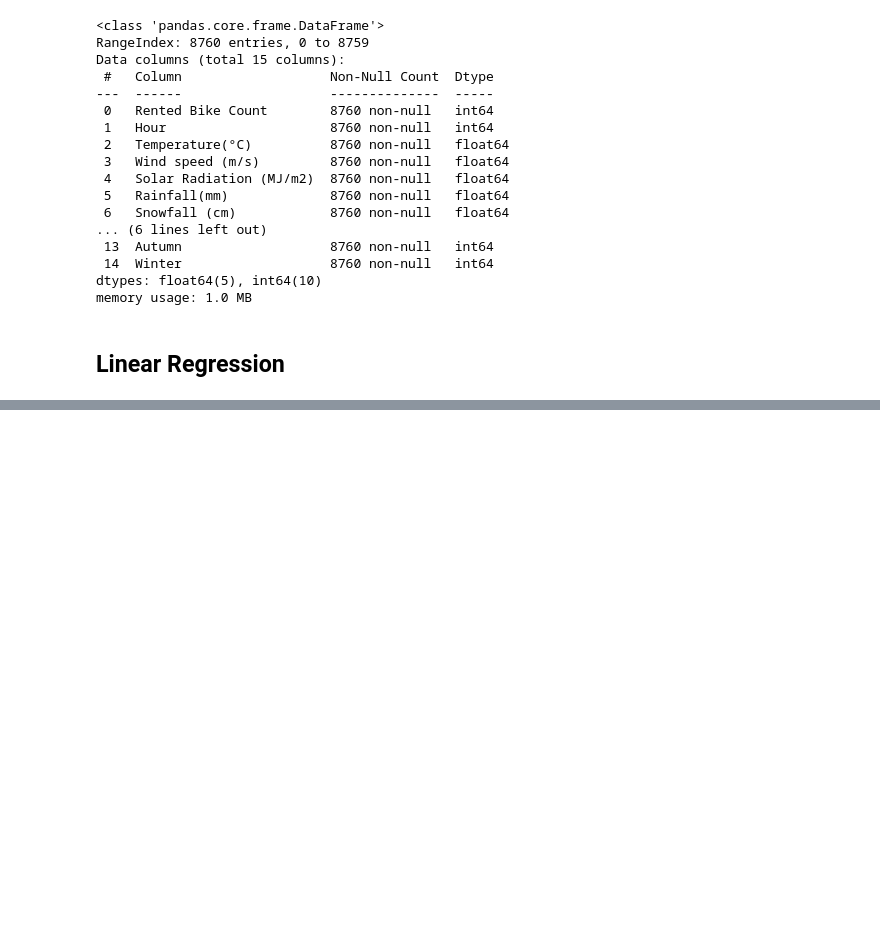
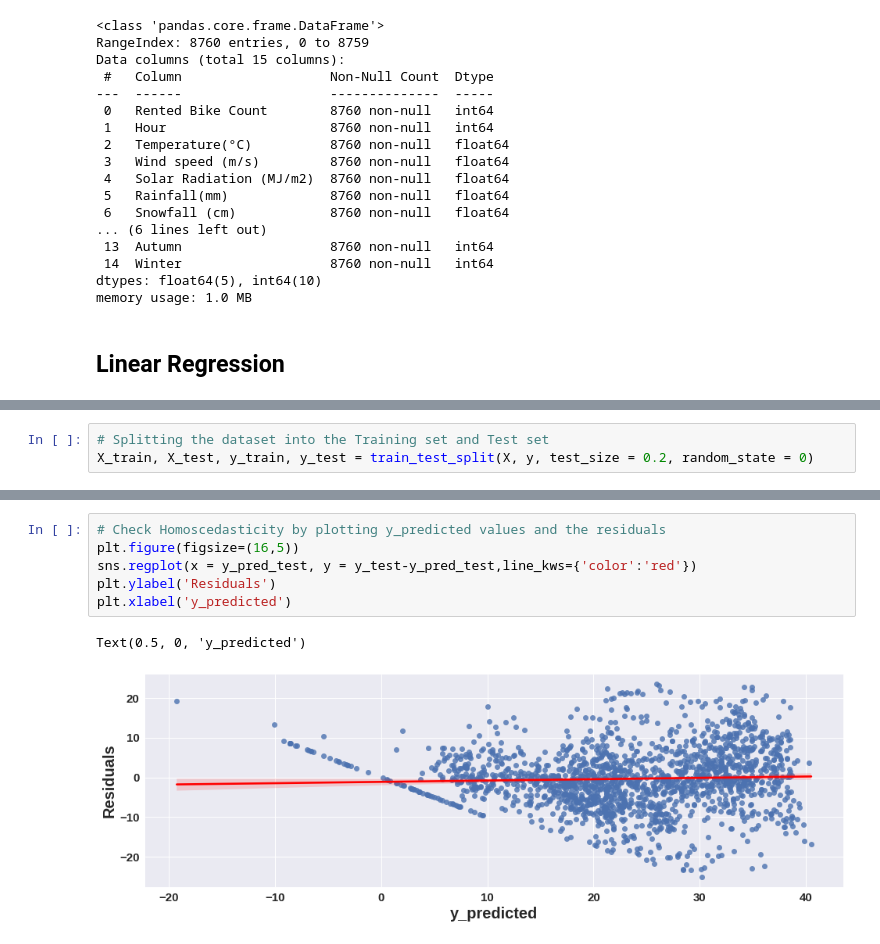
Before and after one commit to Anupam8858/Seoul-Bike-Sharing-Demand-Prediction, a Jupyter notebook: Bike_Sharing_Demand_Prediction_Capstone_Project.ipynb, the cells around one changed output, grey strips where cells are left out. Saved outputs shown, nothing was run; the diff lists cells and outputs as text; blank space fills up the shorter version.

```diff
--- a/Bike_Sharing_Demand_Prediction_Capstone_Project.ipynb
+++ b/Bike_Sharing_Demand_Prediction_Capstone_Project.ipynb
@@ -602,0 +644,3 @@ memory usage: 1.0 MB
+# %%
+# Splitting the dataset into the Training set and Test set
+X_train, X_test, y_train, y_test = train_test_split(X, y, test_size = 0.2, random_state = 0)
@@ -602,0 +860,9 @@ memory usage: 1.0 MB
+# %%
+# Check Homoscedasticity by plotting y_predicted values and the residuals
+plt.figure(figsize=(16,5))
+sns.regplot(x = y_pred_test, y = y_test-y_pred_test,line_kws={'color':'red'})
+plt.ylabel('Residuals')
+plt.xlabel('y_predicted')
+# %% [output]
+Text(0.5, 0, 'y_predicted')
+[figure, added]
```
Also changed, not shown: parts of 34 cells of this notebook.
